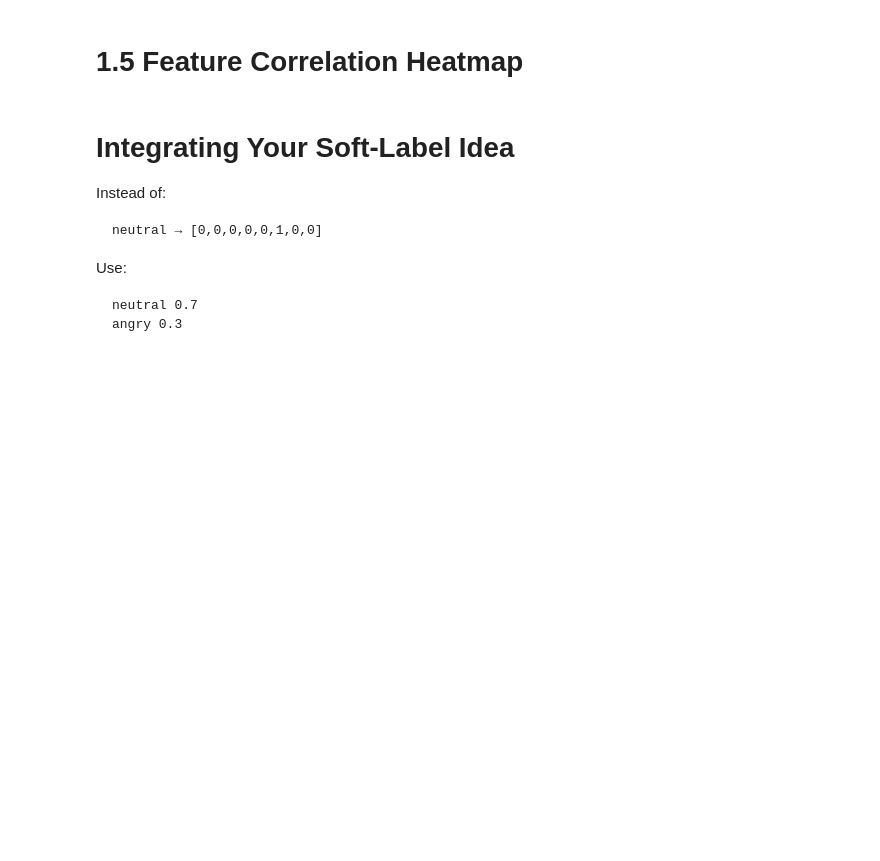
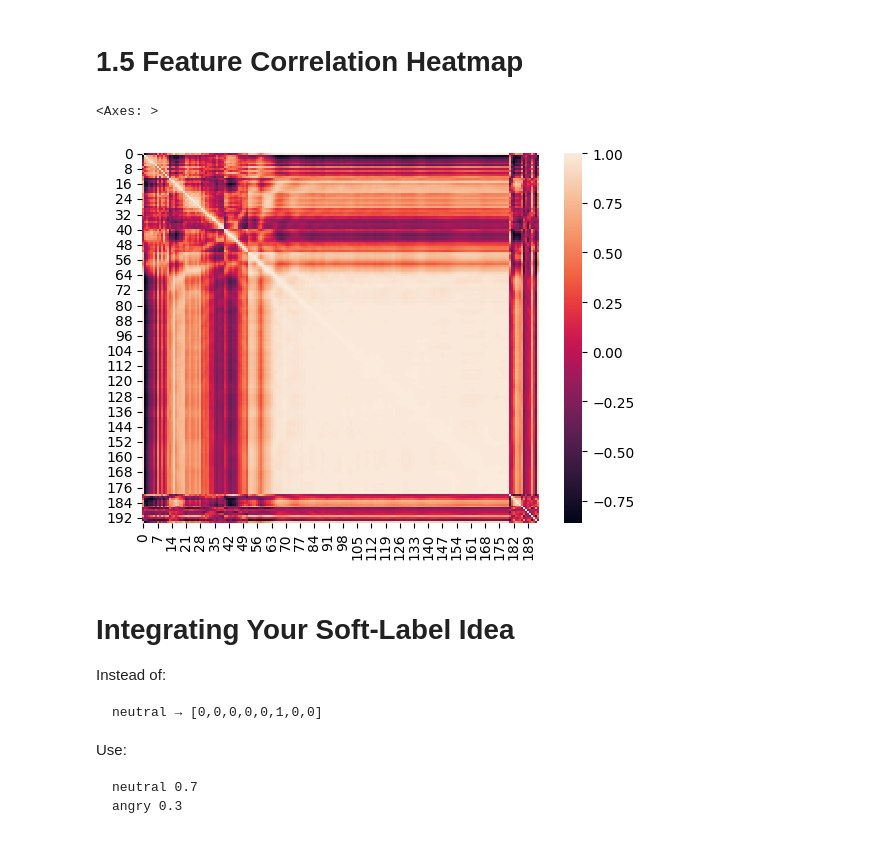
Before and after one commit to anshukumar2932/EmotionDetection-from-voice, a Jupyter notebook: Ravdees-Training/cnn.ipynb, the cells around one changed output. Cells and saved outputs as stored; diff of their text form; code cells hidden in the pictures; blank space fills up the shorter version.

```diff
--- a/Ravdees-Training/cnn.ipynb
+++ b/Ravdees-Training/cnn.ipynb
@@ -151,10 +181,13 @@ def extract_feature(data, sr):
 # %% [markdown]
 # 1.5 Feature Correlation Heatmap
 # %%
-sample_features = [extract_feature(*librosa.load(f)) for f in glob.glob(data_directory + "/Actor_*/*.wav")[:50]]
+sample_features = [extract_feature(*librosa.load(f)) for f in glob.glob(data_directory + "/*.wav")[:50]]
 df = pd.DataFrame(sample_features)
 
 sns.heatmap(df.corr())
+# %% [output]
+<Axes: >
+[figure, added]
 # %%
 emotion_files = {}
 
```
Also changed, not shown: parts of 23 cells of this notebook, 16 other files.
